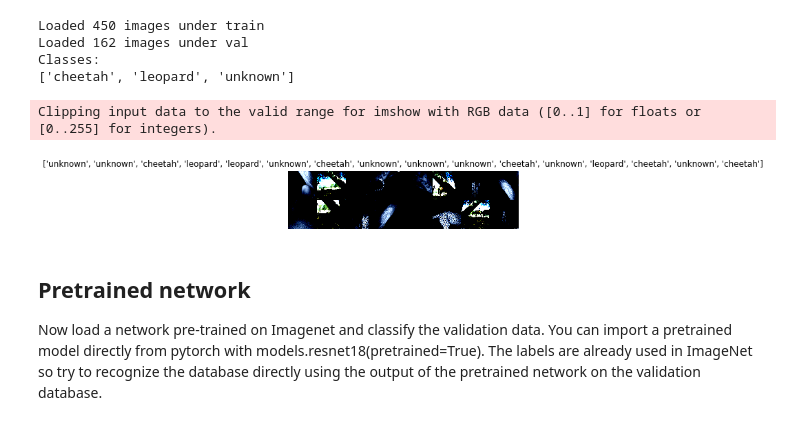
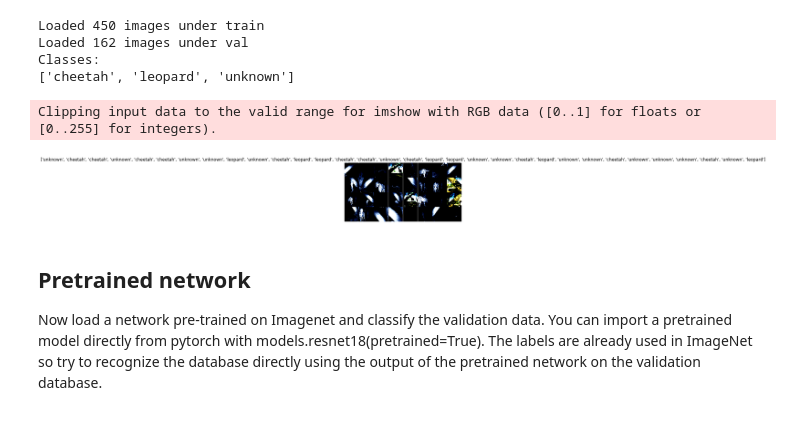
Before and after one commit to AbdBarho/CV19-20, a Jupyter notebook: 09_PyTorch_TransferLearning.ipynb, the cells around one changed output. Saved outputs shown, nothing was run; the diff lists cells and outputs as text; code cells hidden in the pictures.

Commit message:
update batch size and num epoches

```diff
--- a/09_PyTorch_TransferLearning.ipynb
+++ b/09_PyTorch_TransferLearning.ipynb
@@ -51,7 +48,7 @@ image_datasets = {
 
 dataloaders = {
     x: torch.utils.data.DataLoader(
-        image_datasets[x], batch_size=16,
+        image_datasets[x], batch_size=32,
         shuffle=True, num_workers=4
     )
     for x in [TRAIN, TEST]
@@ -74,24 +71,24 @@ Classes:
 ['cheetah', 'leopard', 'unknown']
 # %%
 def imshow(inp, title=None):
-    inp = inp.numpy().transpose((1, 2, 0))
-    # plt.figure(figsize=(10, 10))
+    inp = inp.numpy().transpose((1, 2, 0)) +0.48
+#     plt.figure(figsize=(30, 18))
     plt.axis('off')
     plt.imshow(inp)
     if title is not None:
         plt.title(title)
     plt.pause(0.001)
 
 def show_databatch(inputs, classes):
     out = torchvision.utils.make_grid(inputs)
     imshow(out, title=[class_names[x] for x in classes])
 
 # Get a batch of training data
 inputs, classes = next(iter(dataloaders[TRAIN]))
 show_databatch(inputs, classes)
 # %% [output]
 Clipping input data to the valid range for imshow with RGB data ([0..1] for floats or [0..255] for integers).
-[figure, old version]
+[figure, new version]
 # %% [markdown]
 ## Pretrained network
 
```
Also changed, not shown: parts of 4 cells of this notebook.
